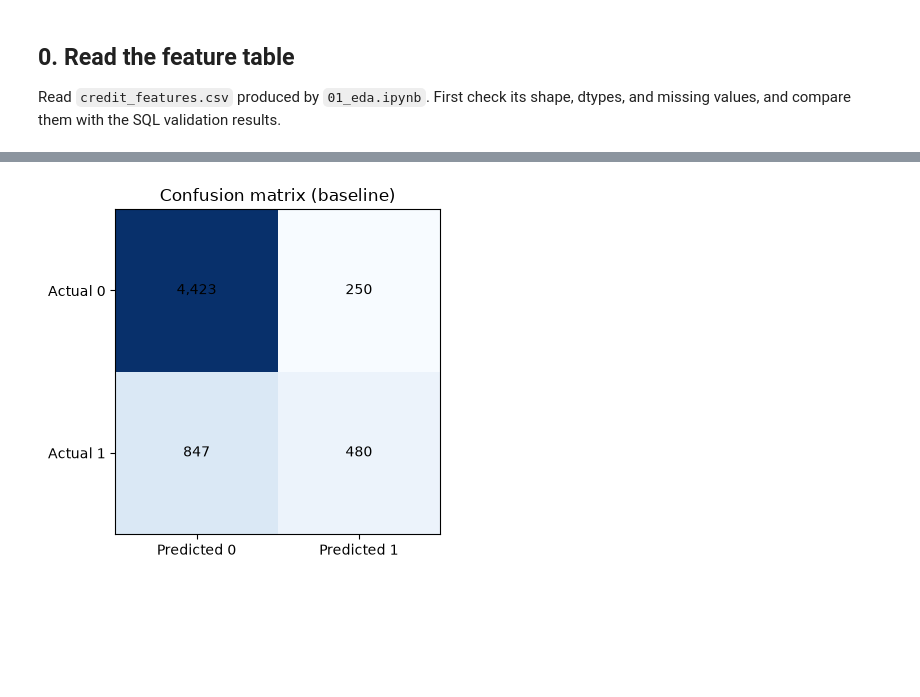
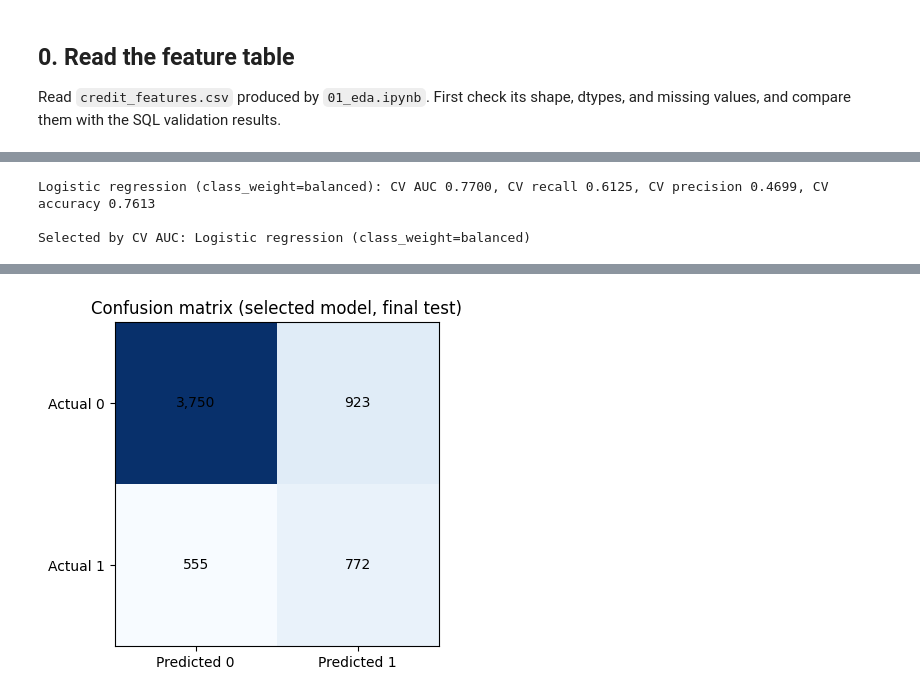
Before and after one commit to micc-cloud/credit_default_prediction, a Jupyter notebook: notebooks/02_baseline_logistic.ipynb, the cells around one changed output, grey strips where cells are left out. Cells and saved outputs as stored; diff of their text form; code cells hidden in the pictures; blank space fills up the shorter version.

Commit message:
Fix 8 defects (2/4): notebooks 01-02 (TSV loader, denominator flags, no leakage, CV selection)

```diff
--- a/notebooks/02_baseline_logistic.ipynb
+++ b/notebooks/02_baseline_logistic.ipynb
@@ -13,32 +15,34 @@
 
 Read `credit_features.csv` produced by `01_eda.ipynb`. First check its shape, dtypes, and missing values, and compare them with the SQL validation results.
 # %%
+import sys
 import numpy as np
 import pandas as pd
 import matplotlib.pyplot as plt
+from pathlib import Path
 from sklearn.compose import ColumnTransformer
+from sklearn.impute import SimpleImputer
 from sklearn.linear_model import LogisticRegression
 from sklearn.metrics import (accuracy_score, confusion_matrix, precision_score,
                              recall_score, roc_auc_score)
-from sklearn.model_selection import train_test_split
+from sklearn.model_selection import StratifiedKFold, cross_validate, train_test_split
 from sklearn.pipeline import Pipeline
 from sklearn.preprocessing import OneHotEncoder, StandardScaler
-
-RAW_NAME = "default of credit card clients.xls"
-
-from pathlib import Path
 
 # Find the project root: works whether run from notebooks/ or from the project root
 _CANDIDATES = [Path.cwd(), Path.cwd().parent]
 PROJECT_ROOT = next(
-    (p for p in _CANDIDATES if (p / "data" / "raw" / RAW_NAME).exists()),
+    (p for p in _CANDIDATES if (p / "data" / "processed" / "credit_features.csv").exists()),
     Path.cwd().parent,
 )
-RAW_PATH = PROJECT_ROOT / "data" / "raw" / RAW_NAME
+if str(PROJECT_ROOT / "src") not in sys.path:
+    sys.path.insert(0, str(PROJECT_ROOT / "src"))
+from features import NUMERIC_FEATURES, CATEGORICAL_FEATURES, assert_features_schema
+
 PROCESSED_DIR = PROJECT_ROOT / "data" / "processed"
 REPORTS_DIR = PROJECT_ROOT / "reports"
 PROCESSED_DIR.mkdir(parents=True, exist_ok=True)
 REPORTS_DIR.mkdir(parents=True, exist_ok=True)
 print("Project root:", PROJECT_ROOT)
-print("Raw file:", RAW_PATH, "exists:", RAW_PATH.exists())
+print("Feature file:", PROCESSED_DIR / "credit_features.csv")
 # %% [output]
@@ -101,13 +101,44 @@ Pipeline: standardise numeric features → one-hot encode categorical features
 # %%
-preprocess = ColumnTransformer([
-    ("num", StandardScaler(), numeric_features),
-    ("cat", OneHotEncoder(handle_unknown="ignore", sparse_output=False),
-     categorical_features),
-])
-model = Pipeline([
-    ("preprocess", preprocess),
-    ("clf", LogisticRegression(max_iter=1000, random_state=42)),
-])
+def make_pipeline(class_weight=None):
+    return Pipeline([
+        ("preprocess", ColumnTransformer([
+            ("num", Pipeline([
+                ("imputer", SimpleImputer(strategy="median")),
+                ("scaler", StandardScaler()),
+            ]), numeric_features),
+            ("cat", OneHotEncoder(drop="first", handle_unknown="ignore", sparse_output=False),
+             categorical_features),
+        ])),
+        ("clf", LogisticRegression(max_iter=1000, class_weight=class_weight, random_state=42)),
+    ])
+
+RANDOM_STATE = 42
+cv = StratifiedKFold(n_splits=5, shuffle=True, random_state=RANDOM_STATE)
+scoring = {"auc": "roc_auc", "recall": "recall", "precision": "precision", "accuracy": "accuracy"}
+
+candidates = {
+    "Logistic regression (baseline)": make_pipeline(None),
+    "Logistic regression (class_weight=balanced)": make_pipeline("balanced"),
+}
+cv_rows = []
+for name, pipe in candidates.items():
+    res = cross_validate(pipe, X_train, y_train, cv=cv, scoring=scoring)
+    row = {"Model": name, "Split": "CV (train only, 5-fold)"}
+    for k in ["auc", "recall", "precision", "accuracy"]:
+        row[{"auc": "AUC", "recall": "Recall (default)", "precision": "Precision (default)", "accuracy": "Accuracy"}[k]] = float(res[f"test_{k}"].mean())
+    cv_rows.append(row)
+    print(f"{name}: CV AUC {row['AUC']:.4f}, CV recall {row['Recall (default)']:.4f}, "
+          f"CV precision {row['Precision (default)']:.4f}, CV accuracy {row['Accuracy']:.4f}")
+
+cv_df = pd.DataFrame(cv_rows)
+# Selection: higher CV AUC wins; CV recall breaks a near-tie (<0.001).
+best_idx = int(cv_df["AUC"].idxmax())
+selected_name = cv_df.loc[best_idx, "Model"]
+print()
+print(f"Selected by CV AUC: {selected_name}")
+
+# Fit the selected approach on the full training set, then evaluate ONCE on the test set.
+model = candidates[selected_name]
 model.fit(X_train, y_train)
 
 y_pred = model.predict(X_test)
@@ -119,7 +150,8 @@ metrics = {
     "Precision (default)": precision_score(y_test, y_pred),
     "Accuracy": accuracy_score(y_test, y_pred),
 }
-print("Test set metrics (threshold 0.5):")
+print()
+print(f"Final test metrics for the selected model ({selected_name}, threshold 0.5):")
 for k, v in metrics.items():
     print(f"  {k}: {v:.4f}")
 
@@ -133,7 +165,7 @@ ax.imshow(cm, cmap="Blues")
 ax.set_xticks([0, 1]); ax.set_yticks([0, 1])
 ax.set_xticklabels(["Predicted 0", "Predicted 1"])
 ax.set_yticklabels(["Actual 0", "Actual 1"])
-ax.set_title("Confusion matrix (baseline)")
+ax.set_title("Confusion matrix (selected model, final test)")
 for i in range(2):
     for j in range(2):
         ax.text(j, i, f"{cm[i, j]:,}", ha="center", va="center")
@@ -152,0 +176,3 @@ Actual 1          847          480
+Logistic regression (class_weight=balanced): CV AUC 0.7700, CV recall 0.6125, CV precision 0.4699, CV accuracy 0.7613
+
+Selected by CV AUC: Logistic regression (class_weight=balanced)
@@ -153,4 +189,4 @@ Actual 1          847          480
-[figure, old version]
+[figure, new version]
 # %% [markdown]
 ## 3. Coefficient direction check: does it match common sense?
 
```
Also changed, not shown: parts of 14 cells of this notebook, 1 other file.
